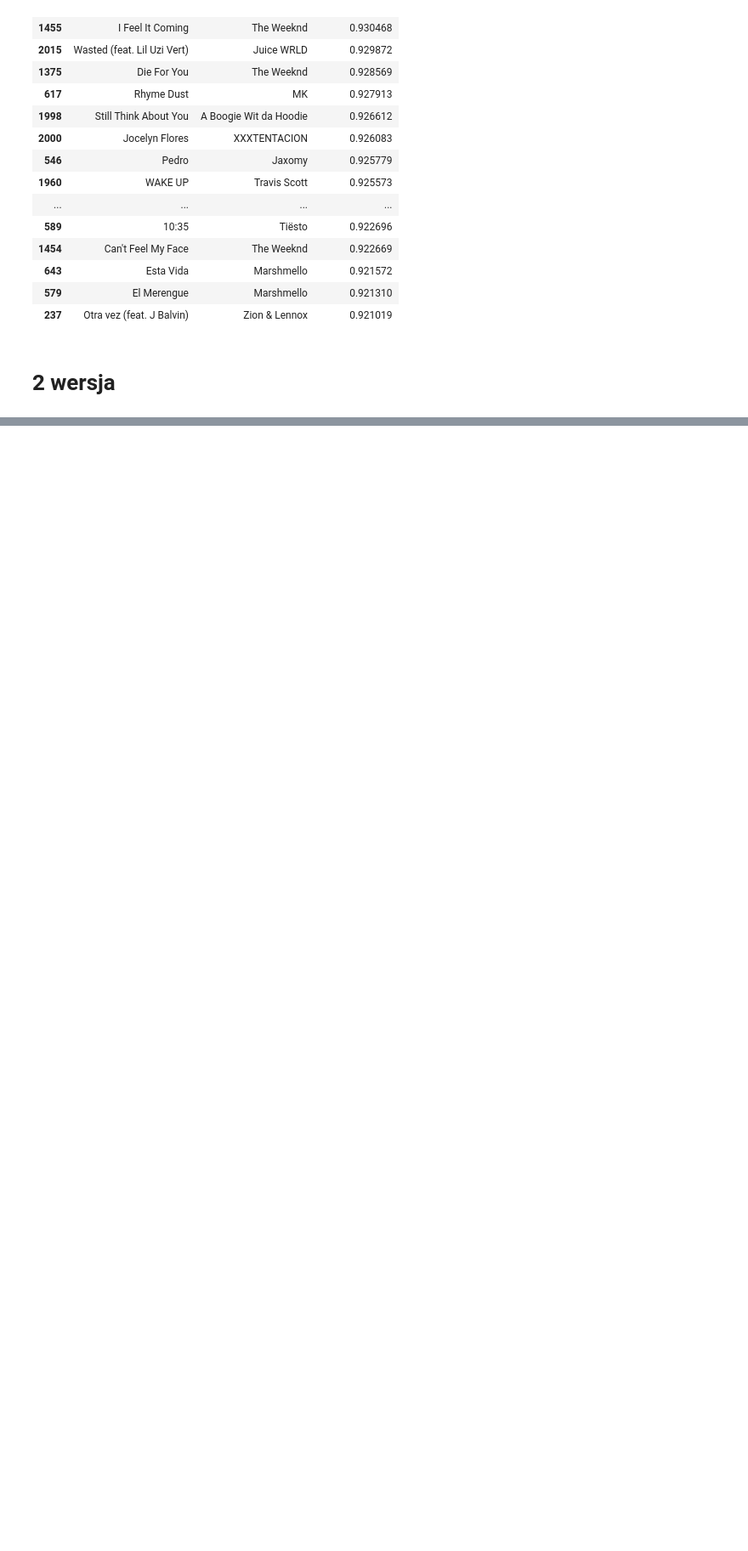
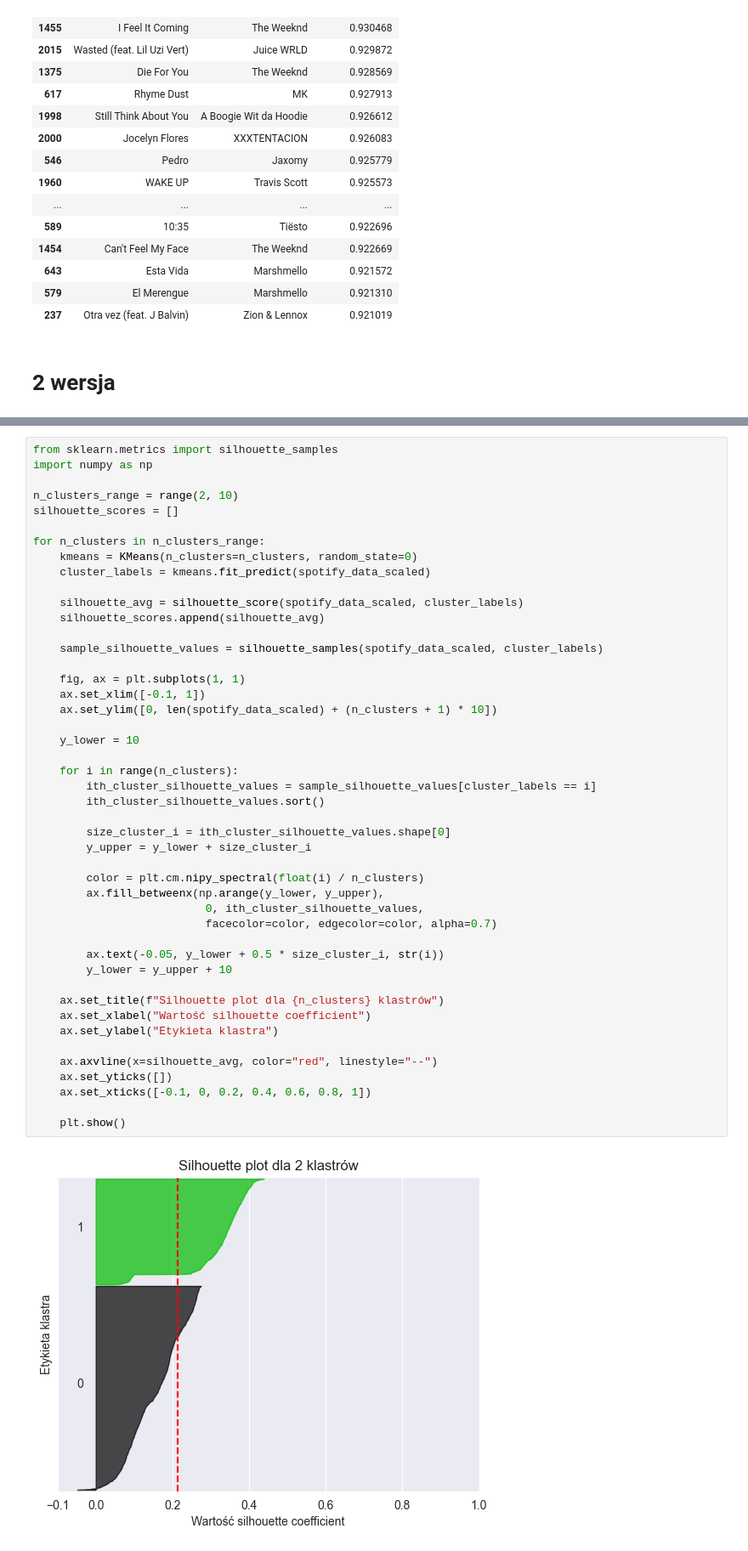
Before and after one commit to aleksandra0014/spotify_predictor_and_recommendation, a Jupyter notebook: clusterization.ipynb, the cells around one changed output, grey strips where cells are left out. Shown: that part at 85% size. Saved outputs shown, nothing was run; the diff lists cells and outputs as text; blank space fills up the shorter version.

```diff
--- a/clusterization.ipynb
+++ b/clusterization.ipynb
@@ -195,0 +265,48 @@ top_similarities_filtered[['track', 'artist_x', 'similarity_score']].head(20)
+# %%
+from sklearn.metrics import silhouette_samples
+import numpy as np
+
+n_clusters_range = range(2, 10)
+silhouette_scores = []
+
+for n_clusters in n_clusters_range:
+    kmeans = KMeans(n_clusters=n_clusters, random_state=0)
+    cluster_labels = kmeans.fit_predict(spotify_data_scaled)
+
+    silhouette_avg = silhouette_score(spotify_data_scaled, cluster_labels)
+    silhouette_scores.append(silhouette_avg)
+
+    sample_silhouette_values = silhouette_samples(spotify_data_scaled, cluster_labels)
+
+    fig, ax = plt.subplots(1, 1)
+    ax.set_xlim([-0.1, 1])
+    ax.set_ylim([0, len(spotify_data_scaled) + (n_clusters + 1) * 10])
+
+    y_lower = 10
+
+    for i in range(n_clusters):
+        ith_cluster_silhouette_values = sample_silhouette_values[cluster_labels == i]
+        ith_cluster_silhouette_values.sort()
+
+        size_cluster_i = ith_cluster_silhouette_values.shape[0]
+        y_upper = y_lower + size_cluster_i
+
+        color = plt.cm.nipy_spectral(float(i) / n_clusters)
+        ax.fill_betweenx(np.arange(y_lower, y_upper),
+                          0, ith_cluster_silhouette_values,
+                          facecolor=color, edgecolor=color, alpha=0.7)
+
+        ax.text(-0.05, y_lower + 0.5 * size_cluster_i, str(i))
+        y_lower = y_upper + 10
+
+    ax.set_title(f"Silhouette plot dla {n_clusters} klastrów")
+    ax.set_xlabel("Wartość silhouette coefficient")
+    ax.set_ylabel("Etykieta klastra")
+
+    ax.axvline(x=silhouette_avg, color="red", linestyle="--")
+    ax.set_yticks([])
+    ax.set_xticks([-0.1, 0, 0.2, 0.4, 0.6, 0.8, 1])
+
+    plt.show()
+# %% [output]
+[figure, added]
```
Also changed, not shown: parts of 20 cells of this notebook, 2 other files.
